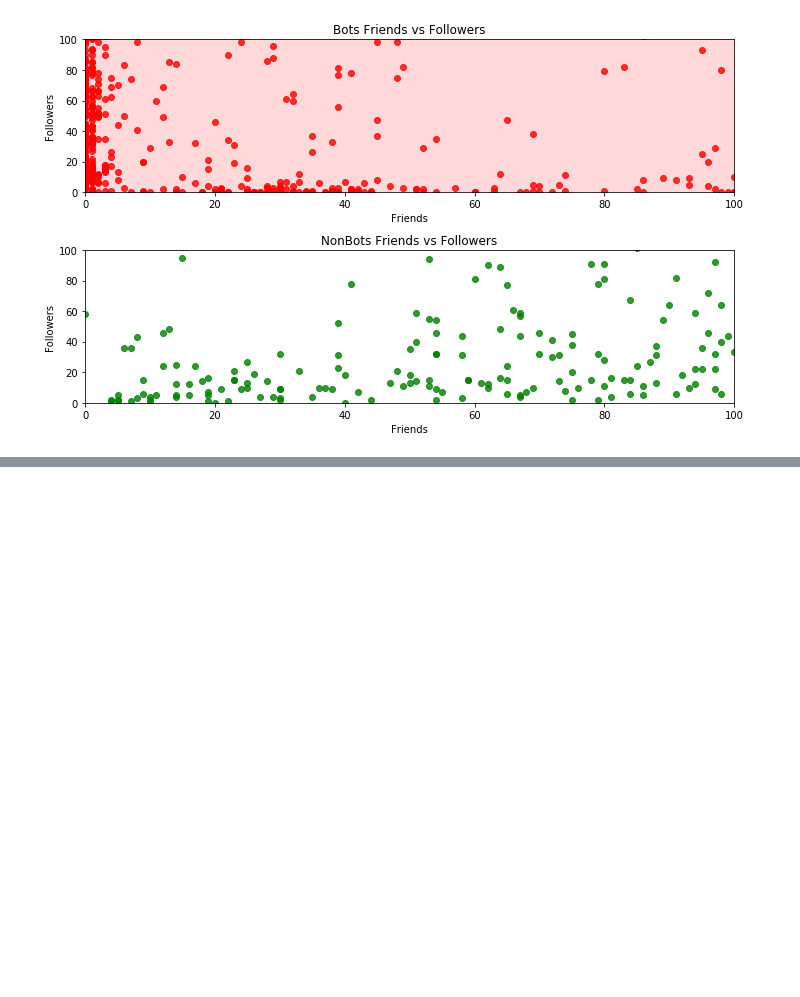
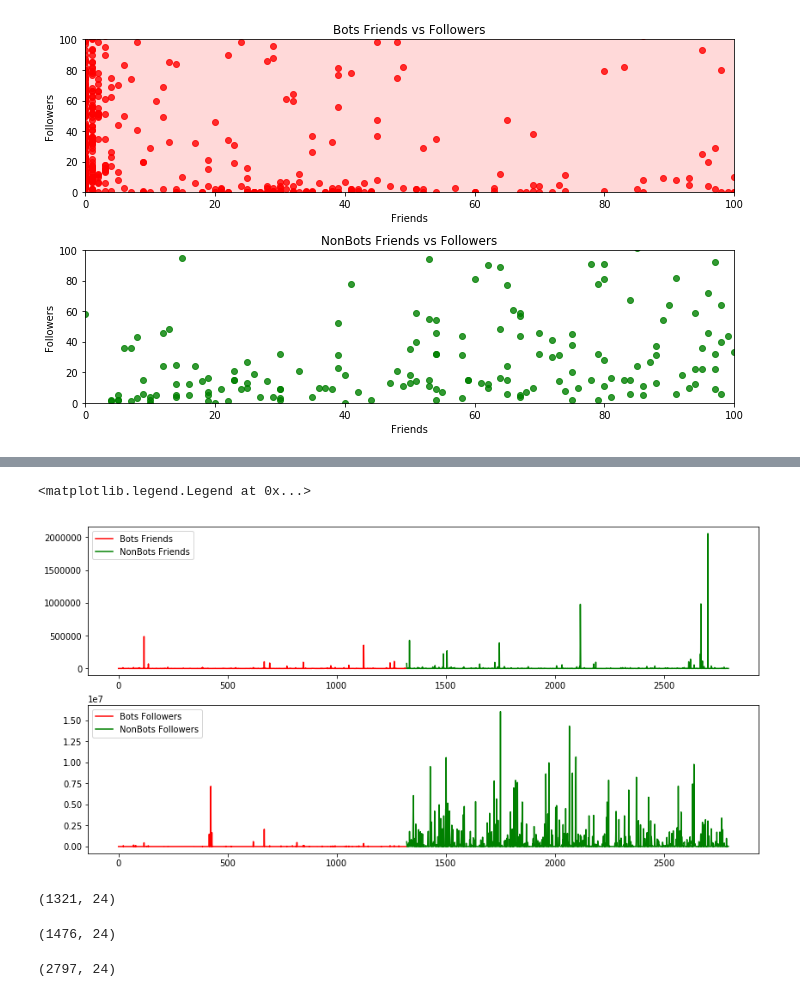
Before and after one commit to AlexeyZatsepin/Twitter-Realtime-Filter, a Jupyter notebook: notebooks/Data Analisys.ipynb, the cells around one changed output, grey strips where cells are left out. Cells and saved outputs as stored; diff of their text form; code cells hidden in the pictures; blank space fills up the shorter version.

```diff
--- a/notebooks/Data Analisys.ipynb
+++ b/notebooks/Data Analisys.ipynb
@@ -74,0 +92,45 @@ plt.show()
+# %%
+bots_listed_count_df = bots[bots.listed_count<16000]
+nonbots_listed_count_df = nonbots[nonbots.listed_count<16000]
+
+bots_verified_df = bots_listed_count_df[bots_listed_count_df.verified==False]
+bots_screenname_has_bot_df_ = bots_verified_df[(bots_verified_df.screen_name.str.contains("bot", case=False)==True)].shape
+
+plt.figure(figsize=(14,7))
+
+plt.subplot(2,1,1)
+plt.plot(bots_listed_count_df.friends_count, color='red', label='Bots Friends')
+plt.plot(nonbots_listed_count_df.friends_count, color='green', label='NonBots Friends')
+plt.legend(loc='upper left')
+
+plt.subplot(2,1,2)
+plt.plot(bots_listed_count_df.followers_count, color='red', label='Bots Followers')
+plt.plot(nonbots_listed_count_df.followers_count, color='green', label='NonBots Followers')
+plt.legend(loc='upper left')
+# %% [output]
+<matplotlib.legend.Legend at 0x...>
+[figure, added]
+# %%
+condition = (bots.screen_name.str.contains("bot", case=False)==True)|(bots.description.str.contains("bot", case=False)==True)|(bots.location.isnull())|(bots.verified==False)
+
+bots['screen_name_binary'] = (bots.screen_name.str.contains("bot", case=False)==True)
+bots['location_binary'] = (bots.location.isnull())
+bots['verified_binary'] = (bots.verified==False)
+bots.shape
+# %% [output]
+(1321, 24)
+# %%
+condition = (nonbots.screen_name.str.contains("bot", case=False)==False)| (nonbots.description.str.contains("bot", case=False)==False) |(nonbots.location.isnull()==False)|(nonbots.verified==True)
+
+nonbots['screen_name_binary'] = (nonbots.screen_name.str.contains("bot", case=False)==False)
+nonbots['location_binary'] = (nonbots.location.isnull()==False)
+nonbots['verified_binary'] = (nonbots.verified==True)
+
+nonbots.shape
+# %% [output]
+(1476, 24)
+# %%
+df = pd.concat([bots, nonbots])
+df.shape
+# %% [output]
+(2797, 24)
```
Also changed, not shown: parts of 8 cells of this notebook.
